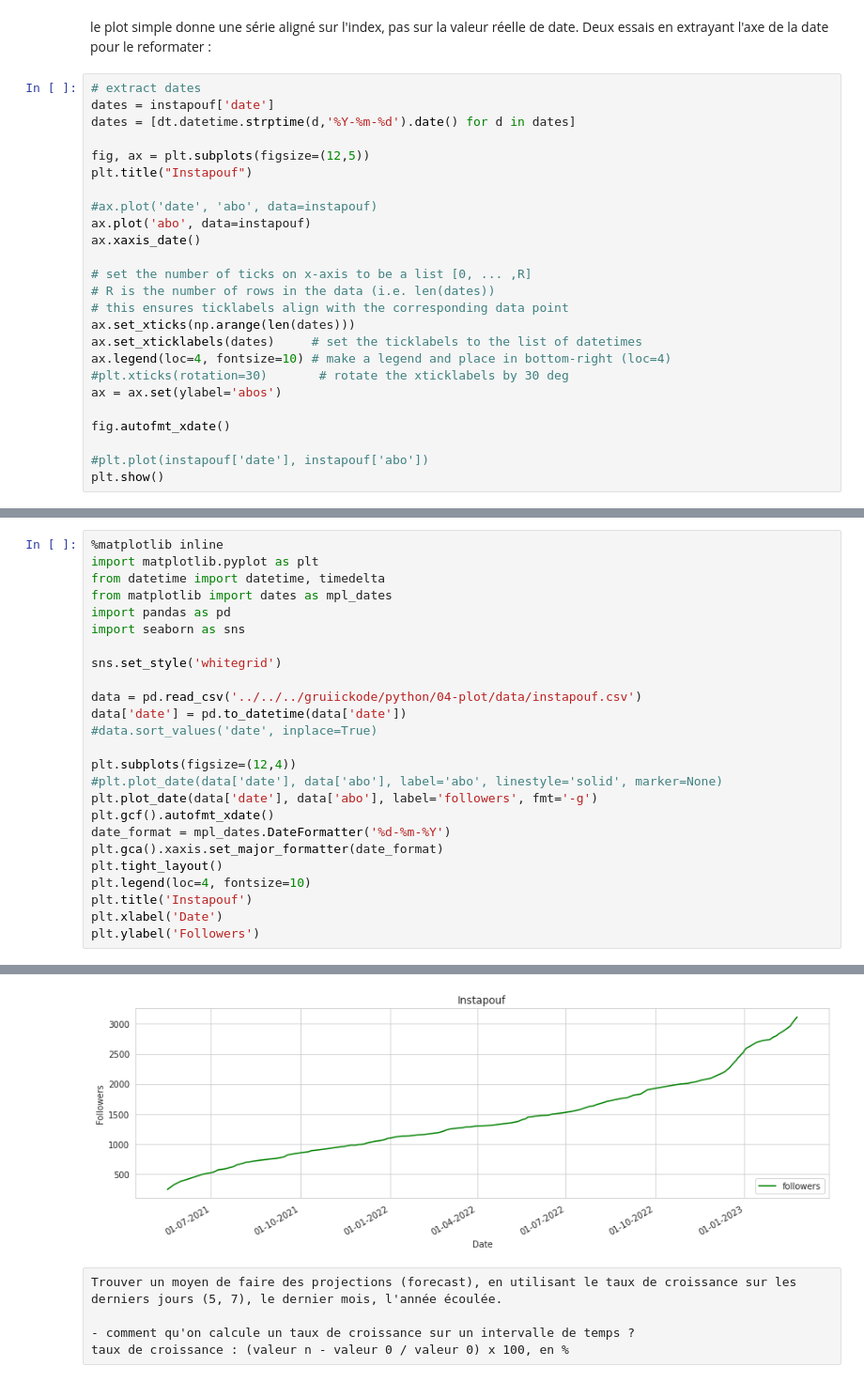
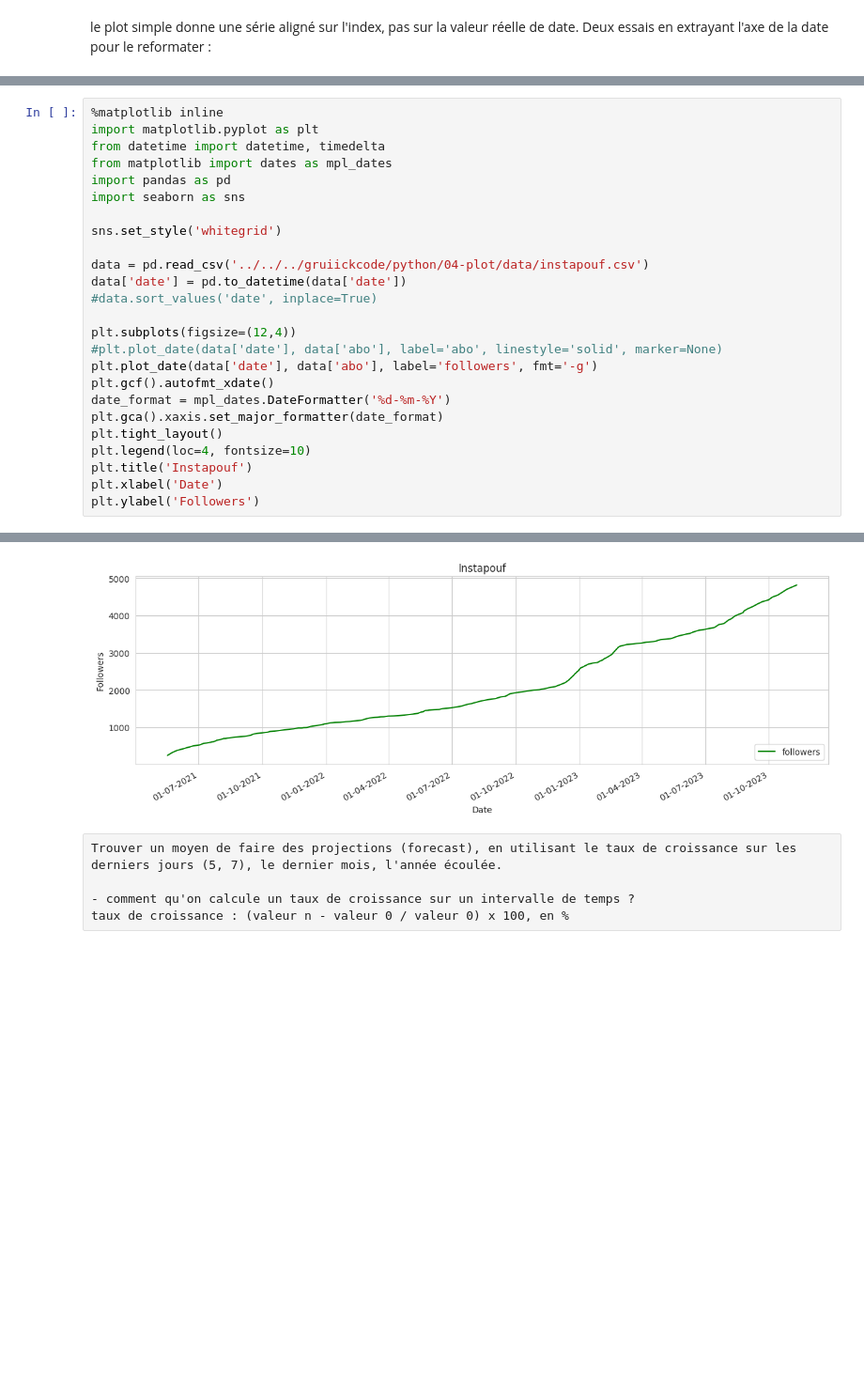
Before and after one commit to gruiick/openclassrooms-py, a Jupyter notebook: 06-python_analyze_data/data_pouf.ipynb, the cells around one changed output, grey strips where cells are left out. Shown at 94% size. Drawn from its saved outputs; the diff is of its cells as text; blank space fills up the shorter version.

```diff
--- a/06-python_analyze_data/data_pouf.ipynb
+++ b/06-python_analyze_data/data_pouf.ipynb
@@ -36,27 +36,2 @@ instapouf.size
 # %% [markdown]
 le plot simple donne une série aligné sur l'index, pas sur la valeur réelle de date. Deux essais en extrayant l'axe de la date pour le reformater :
-# %%
-# extract dates
-dates = instapouf['date']
-dates = [dt.datetime.strptime(d,'%Y-%m-%d').date() for d in dates]
-
-fig, ax = plt.subplots(figsize=(12,5))
-plt.title("Instapouf")
-
-#ax.plot('date', 'abo', data=instapouf)
-ax.plot('abo', data=instapouf)
-ax.xaxis_date()
-
-# set the number of ticks on x-axis to be a list [0, ... ,R]
-# R is the number of rows in the data (i.e. len(dates))
-# this ensures ticklabels align with the corresponding data point
-ax.set_xticks(np.arange(len(dates)))
-ax.set_xticklabels(dates)     # set the ticklabels to the list of datetimes
-ax.legend(loc=4, fontsize=10) # make a legend and place in bottom-right (loc=4)
-#plt.xticks(rotation=30)       # rotate the xticklabels by 30 deg
-ax = ax.set(ylabel='abos')
-
-fig.autofmt_xdate()
-
-#plt.plot(instapouf['date'], instapouf['abo'])
-plt.show()
@@ -72,7 +45,7 @@ import seaborn as sns
 
 sns.set_style('whitegrid')
 
-data = pd.read_csv('../../../gruiickode/python/04-plot/data/instapouf.csv')
+data = pd.read_csv('../../../gruiickcode/python/04-plot/data/instapouf.csv')
 data['date'] = pd.to_datetime(data['date'])
 #data.sort_values('date', inplace=True)
 
@@ -92,4 +65,4 @@ Text(71.75, 0.5, 'Followers')
-[figure, old version]
+[figure, new version]
 # %% [raw]
 Trouver un moyen de faire des projections (forecast), en utilisant le taux de croissance sur les derniers jours (5, 7), le dernier mois, l'année écoulée.
 
```
Also changed, not shown: parts of 6 cells of this notebook, 4 other files.
